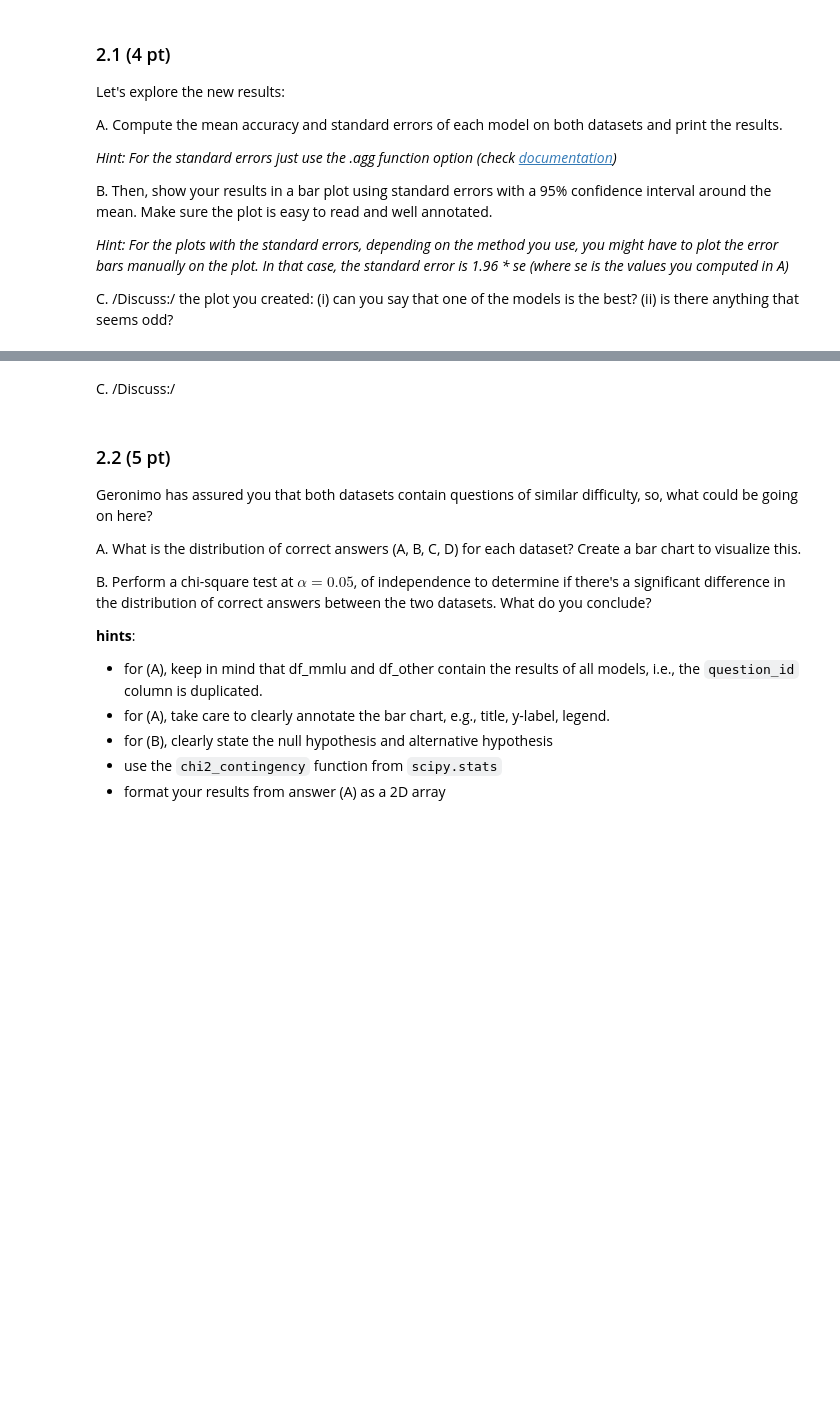
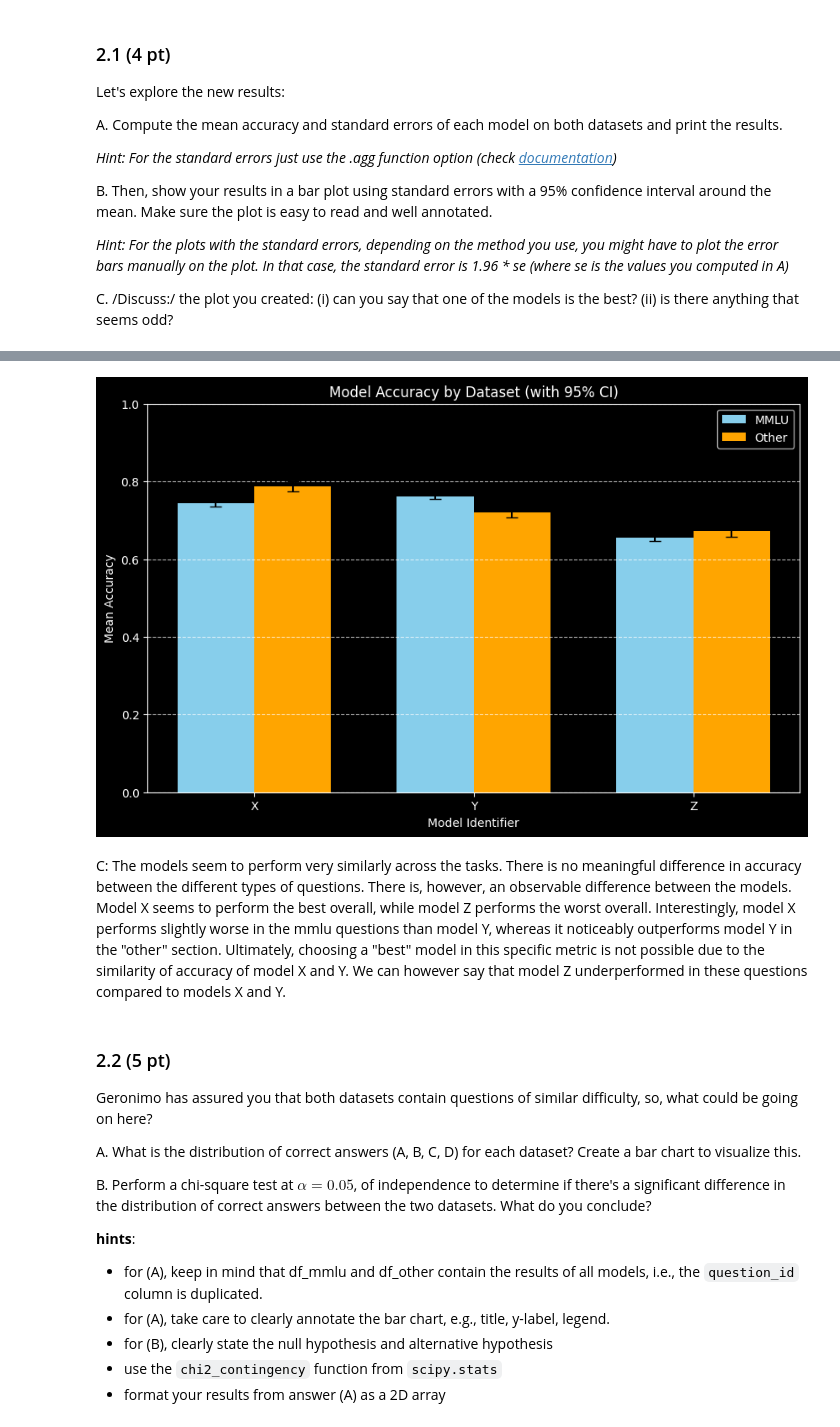
Before and after one commit to Tiimeeeyy/DataAnalysis26, a Jupyter notebook: clinic1/FIETS/clinic1.ipynb, the cells around one changed output, grey strips where cells are left out. Saved outputs shown, nothing was run; the diff lists cells and outputs as text; code cells hidden in the pictures; blank space fills up the shorter version.

```diff
--- a/clinic1/FIETS/clinic1.ipynb
+++ b/clinic1/FIETS/clinic1.ipynb
@@ -542,3 +521,7 @@ B. Then, show your results in a bar plot using standard errors with a 95% confid
 C. /Discuss:/ the plot you created: (i) can you say that one of the models is the best? (ii) is there anything that seems odd?
 # %%
 # A
+aggr_mmlu = df_mmlu.groupby('model_name')["correct"].agg(["mean", "sem"])
+aggr_other = df_other.groupby('model_name')["correct"].agg(["mean", "sem"])
+print(aggr_mmlu)
+print(aggr_other)
@@ -545,7 +539,32 @@ C. /Discuss:/ the plot you created: (i) can you say that one of the models is th
 # %%
 #B
+aggr_mmlu["95-conf"] = aggr_mmlu["sem"] * 1.96
+aggr_other["95-conf"] = aggr_other["sem"] * 1.96
+models = aggr_mmlu.index
+x = np.arange(len(models))
+width = 0.35
+
+fig, ax = plt.subplots(figsize=(10, 6))
+rects1 = ax.bar(x - width/2, aggr_mmlu["mean"], width, yerr=aggr_mmlu["95-conf"], label="MMLU", capsize=5, color="skyblue")
+
+rects2 = ax.bar(x + width/2, aggr_other["mean"], width,yerr=aggr_other["95-conf"], label="Other", capsize=5, color="orange")
+
+
+ax.set_ylabel("Mean Accuracy")
+ax.set_xlabel("Model Identifier")
+ax.set_title("Model Accuracy by Dataset (with 95% CI)")
+ax.set_xticks(x)
+ax.set_xticklabels(models)
+ax.legend()
+ax.set_ylim(0, 1)
+ax.grid(axis="y", linestyle="--", alpha=0.7)
+
+plt.show()
+# %% [output]
+[figure, added]
 # %% [markdown]
-C. /Discuss:/
+C:
+The models seem to perform very similarly across the tasks. There is no meaningful difference in accuracy between the different types of questions. There is, however, an observable difference between the models. Model X seems to perform the best overall, while model Z performs the worst overall. Interestingly, model X performs slightly worse in the mmlu questions than model Y, whereas it noticeably outperforms model Y in the "other" section. Ultimately, choosing a "best" model in this specific metric is not possible due to the similarity of accuracy of model X and Y. We can however say that model Z underperformed in these questions compared to models X and Y.
 # %% [markdown]
 ### 2.2 (5 pt)
 
```
Also changed, not shown: parts of 16 cells of this notebook.
